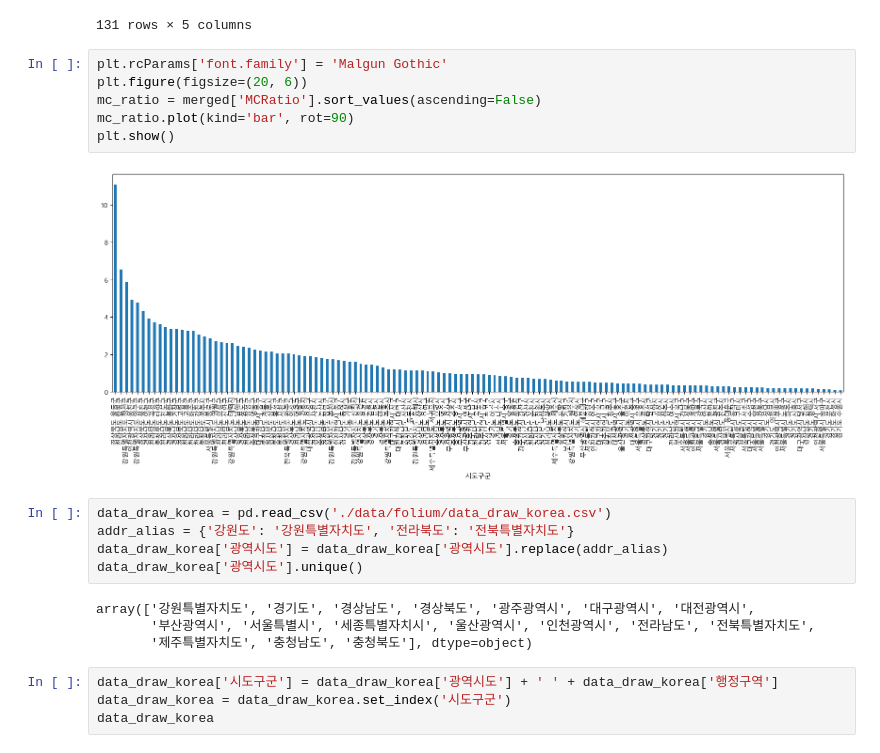
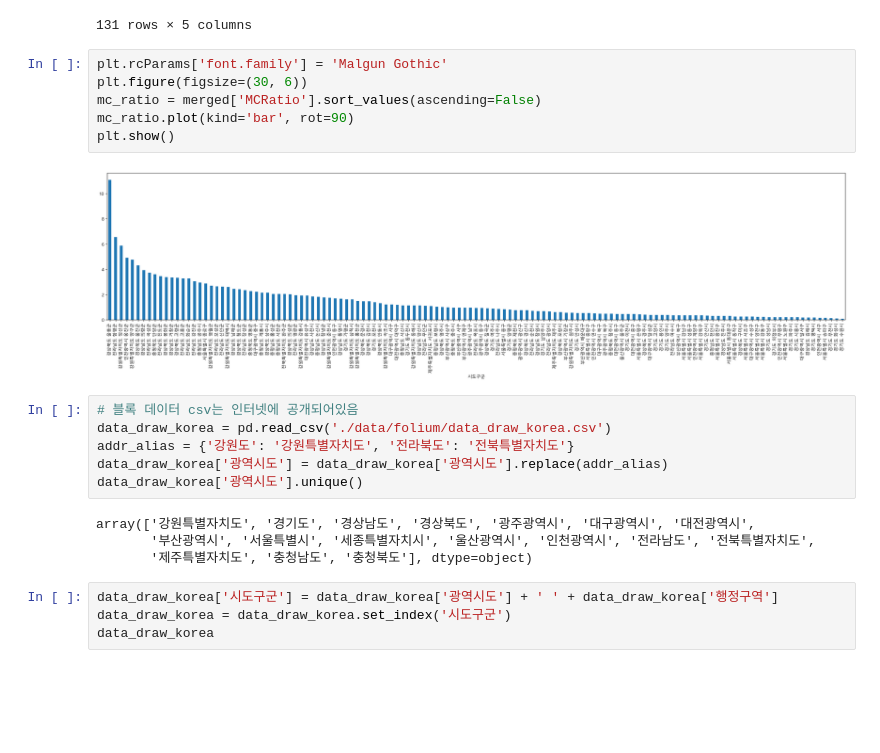
Before and after one commit to BosuMamemon/BIGDATA, a Jupyter notebook: workspace/데이터 분석/공공 의료기관.ipynb, the cells around one changed output. Cells and saved outputs as stored; diff of their text form; blank space fills up the shorter version.

```diff
--- a/workspace/데이터 분석/공공 의료기관.ipynb
+++ b/workspace/데이터 분석/공공 의료기관.ipynb
@@ -168,13 +166,14 @@ merged
 131 rows × 5 columns
 # %%
 plt.rcParams['font.family'] = 'Malgun Gothic'
-plt.figure(figsize=(20, 6))
+plt.figure(figsize=(30, 6))
 mc_ratio = merged['MCRatio'].sort_values(ascending=False)
 mc_ratio.plot(kind='bar', rot=90)
 plt.show()
 # %% [output]
-[figure, old version]
+[figure, new version]
 # %%
+# 블록 데이터 csv는 인터넷에 공개되어있음
 data_draw_korea = pd.read_csv('./data/folium/data_draw_korea.csv')
 addr_alias = {'강원도': '강원특별자치도', '전라북도': '전북특별자치도'}
 data_draw_korea['광역시도'] = data_draw_korea['광역시도'].replace(addr_alias)
```
Also changed, not shown: parts of 3 cells of this notebook, 4 other files.
